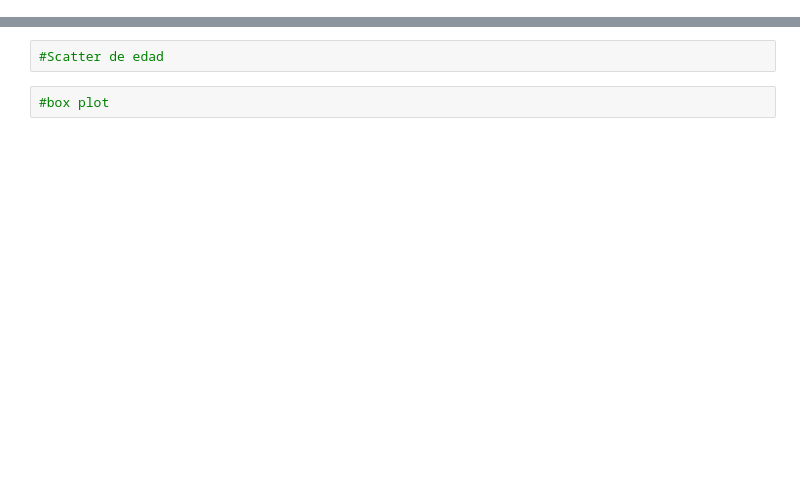
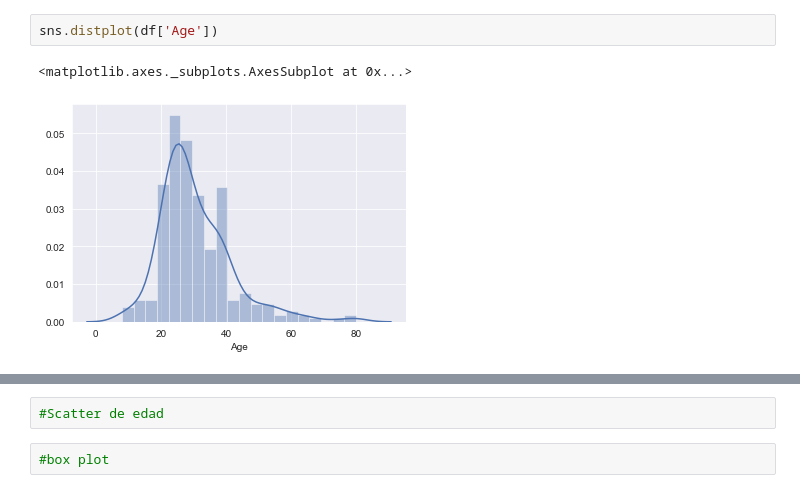
Before and after one commit to patricrp/pandasbasics, a Jupyter notebook: Visualization/Medium/Data Visualization con pandas y seaborn.ipynb, the cells around one changed output, grey strips where cells are left out. Cells and saved outputs as stored; diff of their text form; blank space fills up the shorter version.

```diff
--- a/Visualization/Medium/Data Visualization con pandas y seaborn.ipynb
+++ b/Visualization/Medium/Data Visualization con pandas y seaborn.ipynb
@@ -68,0 +87,5 @@ ax = sns.barplot(x='Food', y='Age', hue='Gender', data=df)
+# %%
+sns.distplot(df['Age'])
+# %% [output]
+<matplotlib.axes._subplots.AxesSubplot at 0x...>
+[figure, added]
```
Also changed, not shown: parts of 16 cells of this notebook.
